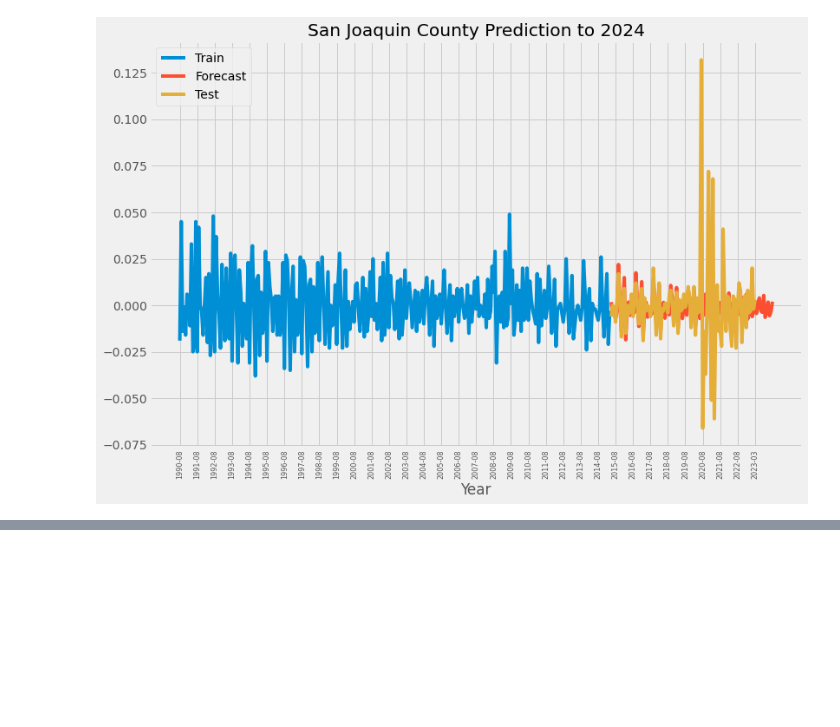
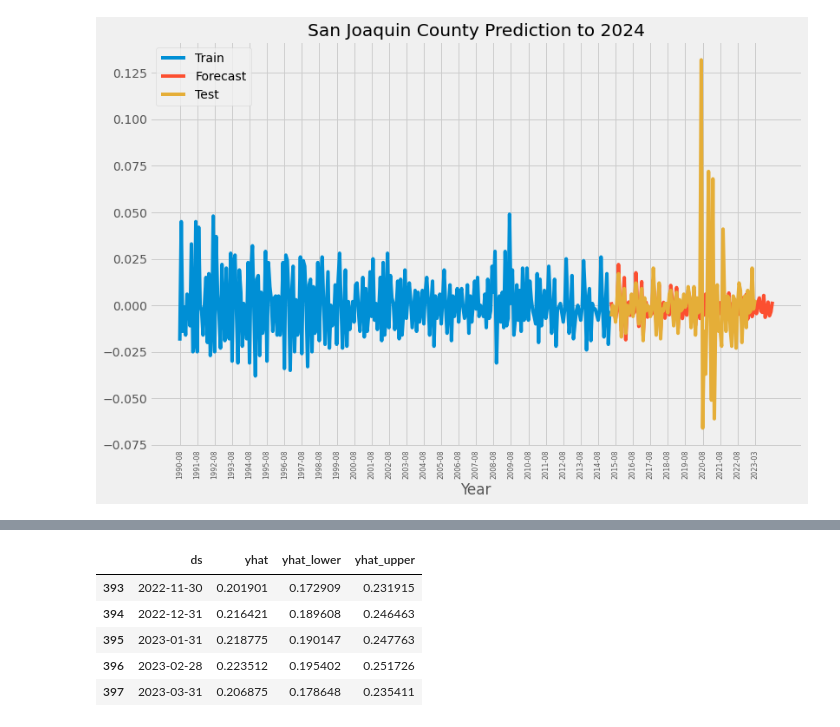
Before and after one commit to joshstruggles/Local-Area-Unemployment-Statistics-California, a Jupyter notebook: time_series_analysis.ipynb, the cells around one changed output, grey strips where cells are left out. Saved outputs shown, nothing was run; the diff lists cells and outputs as text; code cells hidden in the pictures; blank space fills up the shorter version.

```diff
--- a/time_series_analysis.ipynb
+++ b/time_series_analysis.ipynb
@@ -1218,0 +1281,9 @@ STOP
+# %%
+forecast[['ds', 'yhat', 'yhat_lower', 'yhat_upper']].tail()
+# %% [output]
+|  | ds | yhat | yhat_lower | yhat_upper |
+| 393 | 2022-11-30 | 0.201901 | 0.172909 | 0.231915 |
+| 394 | 2022-12-31 | 0.216421 | 0.189608 | 0.246463 |
+| 395 | 2023-01-31 | 0.218775 | 0.190147 | 0.247763 |
+| 396 | 2023-02-28 | 0.223512 | 0.195402 | 0.251726 |
+| 397 | 2023-03-31 | 0.206875 | 0.178648 | 0.235411 |
```
Also changed, not shown: parts of 28 cells of this notebook.
